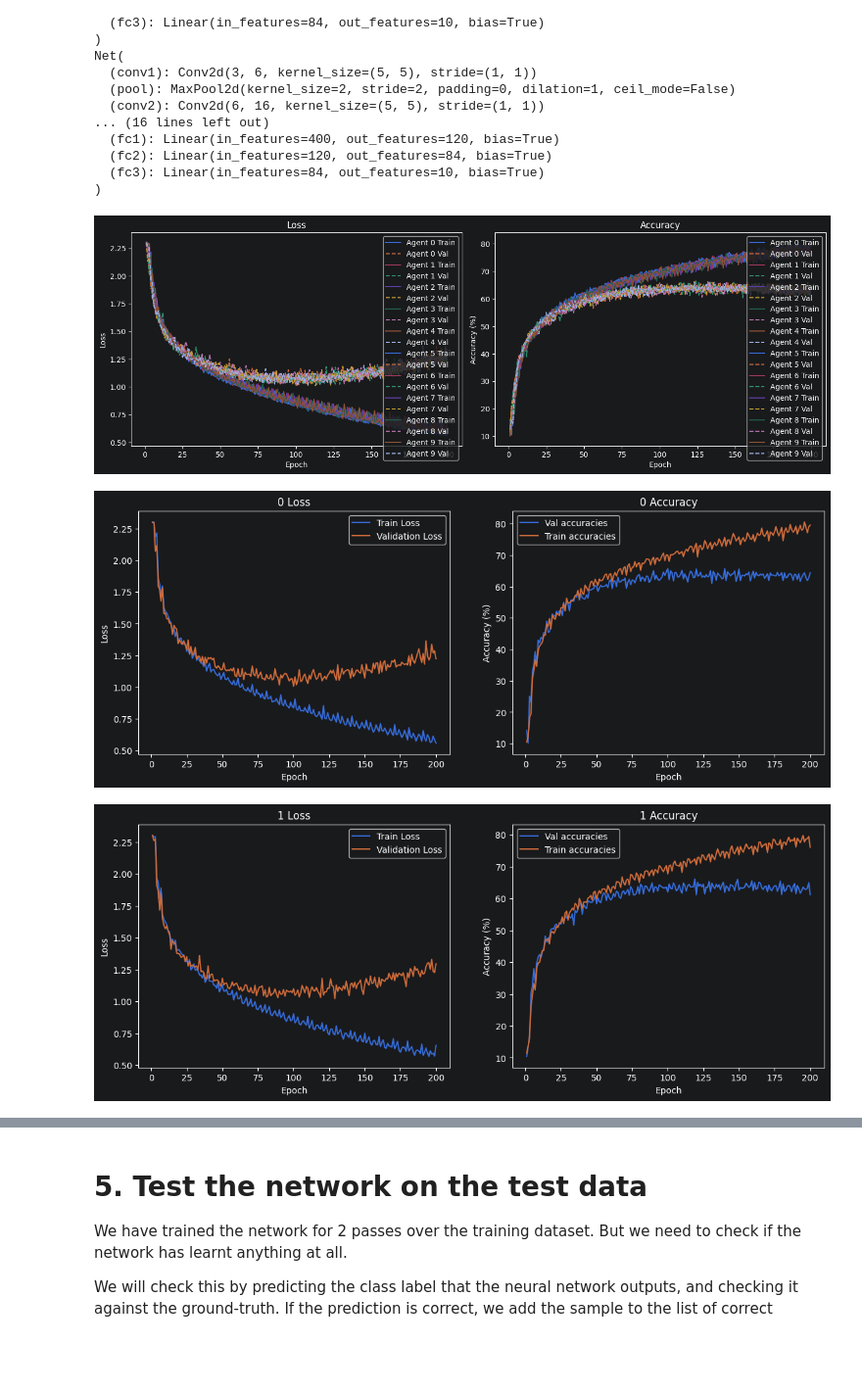
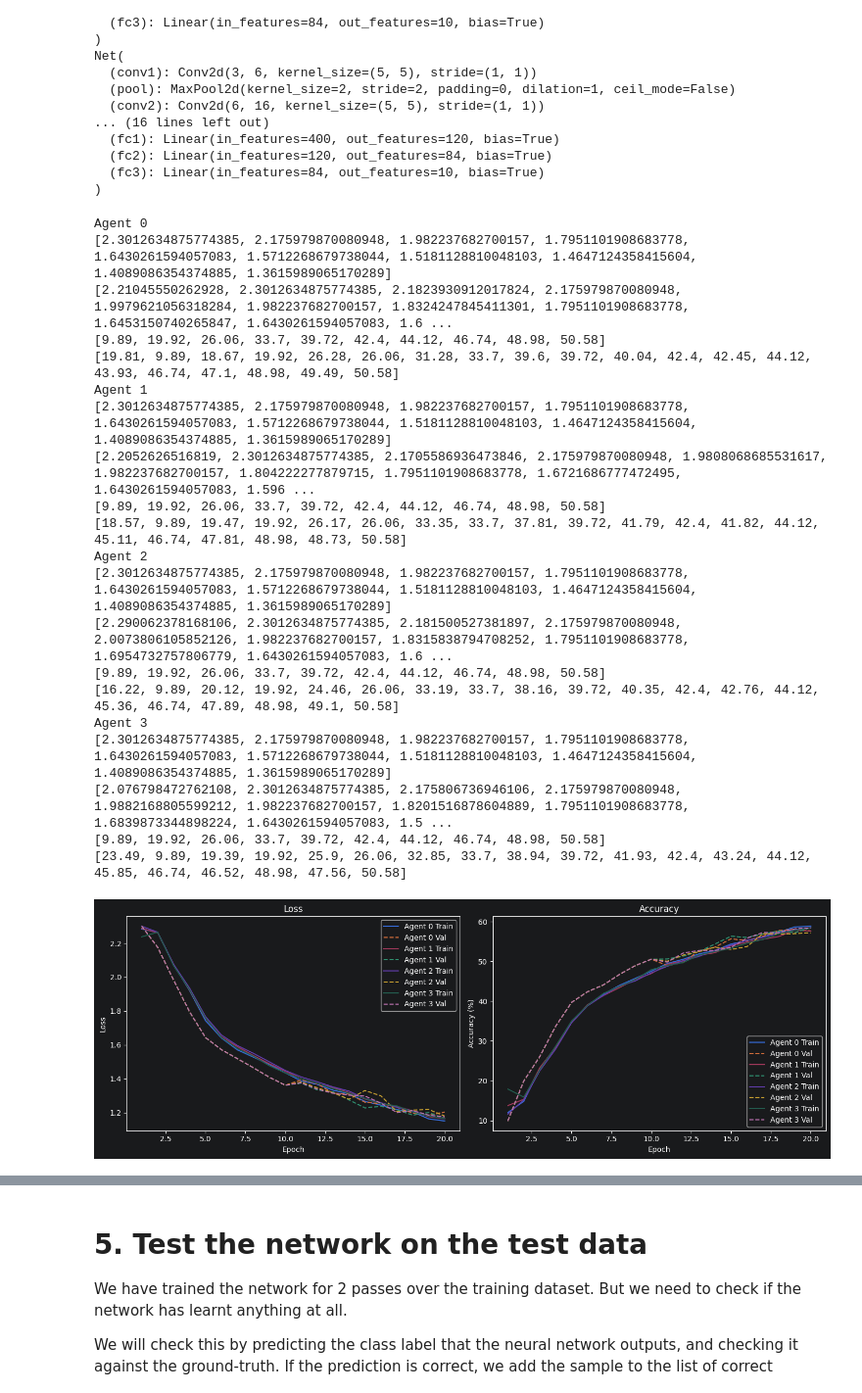
Before and after one commit to R-Florent/IA_A_-_Z, a Jupyter notebook: CNN/CNN_Federated.ipynb, the cells around one changed output, grey strips where cells are left out. Shown at 98% size. Saved outputs shown, nothing was run; the diff lists cells and outputs as text; code cells hidden in the pictures; blank space fills up the shorter version.

```diff
--- a/CNN/CNN_Federated.ipynb
+++ b/CNN/CNN_Federated.ipynb
@@ -39,14 +37,14 @@ We will do the following steps in order:
 
 RANDOM_SEED = 123
 BATCH_SIZE = 10
-NUM_EPOCHES = 200
+NUM_EPOCHES = 10
 
 MOMENTUM = 0.9
 LEARING_RATE = 0.001
 SCALE = 0.1
 IMG_SIZE = (128, 128)
 LATENT_DIM = 10
-N_AGENT = 10
+N_AGENT = 4
 # Device configuration
 DEVICE = torch.device("cuda" if torch.cuda.is_available() else "cpu")
 # %%
@@ -184,8 +281,8 @@ for e in range(N_AGENT):
     )
     trainloaders_list.append(trainloader)
 
-    #net = Net().to(DEVICE)
-    net = AlexNet(len(classes)).to(DEVICE)
+    net = Net().to(DEVICE)
+    #net = AlexNet(len(classes)).to(DEVICE)
 
     net_list.append(net)
 
@@ -200,9 +297,15 @@ for e in range(N_AGENT):
     )
     agent_list.append(agent)
 # %%
+loss_validate_list = []
+accuracy_validate_list = []
+
 for epoch in range(NUM_EPOCHES):
 
     threads_list = []
+    val_losses = []
+    val_accuracies = []
+
     # THREADS
     for agent in agent_list:
         thread = threading.Thread(
@@ -220,9 +323,16 @@ for epoch in range(NUM_EPOCHES):
     for thread in threads_list:
         thread.join()
 
+
     # Synchronisation des poids
     synchronize_models_cycle(agent_list)
 
+    for agent in agent_list:
+        loss_validate, accuracy_validate = agent.validate()
+        agent.loss_validate_list.append(loss_validate)
+        agent.accuracy_validate_list.append(accuracy_validate)
+
+
 print("Les modèles ont fini l'entraînement")
 # %% [output]
 Agent 0 start
@@ -286,7 +422,7 @@ def plot_all_agents_metrics(agent_list):
     for agent in agent_list:
 
         train_epochs = range(1, len(agent.train_losses) + 1)
-        val_epochs = range(1, len(agent.val_losses) + 1)
+        val_epochs = range(1, len(agent.loss_validate_list) + 1)
 
         axes[0].plot(
             train_epochs,
@@ -296,7 +432,7 @@ def plot_all_agents_metrics(agent_list):
 
         axes[0].plot(
             val_epochs,
-            agent.val_losses,
+            agent.loss_validate_list,
             linestyle='--',
             label=f"Agent {agent.id} Val"
         )
@@ -310,7 +446,7 @@ def plot_all_agents_metrics(agent_list):
     for agent in agent_list:
 
         train_epochs = range(1, len(agent.train_accuracies) + 1)
-        val_epochs = range(1, len(agent.val_accuracies) + 1)
+        val_epochs = range(1, len(agent.accuracy_validate_list) + 1)
 
         axes[1].plot(
             train_epochs,
@@ -320,7 +456,7 @@ def plot_all_agents_metrics(agent_list):
 
         axes[1].plot(
             val_epochs,
-            agent.val_accuracies,
+            agent.accuracy_validate_list,
             linestyle='--',
             label=f"Agent {agent.id} Val"
         )
@@ -332,12 +468,35 @@ def plot_all_agents_metrics(agent_list):
 
     plt.tight_layout()
     plt.show()
+# %%
+for agent in agent_list:
+    print("Agent",agent.id)
+    print(agent.loss_validate_list)
+    print(agent.val_losses)
+    print(agent.accuracy_validate_list)
+    print(agent.val_accuracies)
+# %% [output]
+Agent 0
+[2.3012634875774385, 2.175979870080948, 1.982237682700157, 1.7951101908683778, 1.6430261594057083, 1.5712268679738044, 1.5181128810048103, 1.4647124358415604, 1.4089086354374885, 1.3615989065170289]
+[2.21045550262928, 2.3012634875774385, 2.1823930912017824, 2.175979870080948, 1.9979621056318284, 1.982237682700157, 1.8324247845411301, 1.7951101908683778, 1.6453150740265847, 1.6430261594057083, 1.6 ...
+[9.89, 19.92, 26.06, 33.7, 39.72, 42.4, 44.12, 46.74, 48.98, 50.58]
+[19.81, 9.89, 18.67, 19.92, 26.28, 26.06, 31.28, 33.7, 39.6, 39.72, 40.04, 42.4, 42.45, 44.12, 43.93, 46.74, 47.1, 48.98, 49.49, 50.58]
+Agent 1
+[2.3012634875774385, 2.175979870080948, 1.982237682700157, 1.7951101908683778, 1.6430261594057083, 1.5712268679738044, 1.5181128810048103, 1.4647124358415604, 1.4089086354374885, 1.3615989065170289]
+[2.2052626516819, 2.3012634875774385, 2.1705586936473846, 2.175979870080948, 1.9808068685531617, 1.982237682700157, 1.804222277879715, 1.7951101908683778, 1.6721686777472495, 1.6430261594057083, 1.596 ...
+[9.89, 19.92, 26.06, 33.7, 39.72, 42.4, 44.12, 46.74, 48.98, 50.58]
+[18.57, 9.89, 19.47, 19.92, 26.17, 26.06, 33.35, 33.7, 37.81, 39.72, 41.79, 42.4, 41.82, 44.12, 45.11, 46.74, 47.81, 48.98, 48.73, 50.58]
+Agent 2
+[2.3012634875774385, 2.175979870080948, 1.982237682700157, 1.7951101908683778, 1.6430261594057083, 1.5712268679738044, 1.5181128810048103, 1.4647124358415604, 1.4089086354374885, 1.3615989065170289]
+[2.290062378168106, 2.3012634875774385, 2.181500527381897, 2.175979870080948, 2.0073806105852126, 1.982237682700157, 1.8315838794708252, 1.7951101908683778, 1.6954732757806779, 1.6430261594057083, 1.6 ...
+[9.89, 19.92, 26.06, 33.7, 39.72, 42.4, 44.12, 46.74, 48.98, 50.58]
+[16.22, 9.89, 20.12, 19.92, 24.46, 26.06, 33.19, 33.7, 38.16, 39.72, 40.35, 42.4, 42.76, 44.12, 45.36, 46.74, 47.89, 48.98, 49.1, 50.58]
+Agent 3
+[2.3012634875774385, 2.175979870080948, 1.982237682700157, 1.7951101908683778, 1.6430261594057083, 1.5712268679738044, 1.5181128810048103, 1.4647124358415604, 1.4089086354374885, 1.3615989065170289]
+[2.076798472762108, 2.3012634875774385, 2.175806736946106, 2.175979870080948, 1.9882168805599212, 1.982237682700157, 1.8201516878604889, 1.7951101908683778, 1.6839873344898224, 1.6430261594057083, 1.5 ...
+[9.89, 19.92, 26.06, 33.7, 39.72, 42.4, 44.12, 46.74, 48.98, 50.58]
+[23.49, 9.89, 19.39, 19.92, 25.9, 26.06, 32.85, 33.7, 38.94, 39.72, 41.93, 42.4, 43.24, 44.12, 45.85, 46.74, 46.52, 48.98, 47.56, 50.58]
 # %%
 plot_all_agents_metrics(agent_list)
-
-for agent in agent_list:
-    agent.plot_metrics()
 # %% [output]
-[figure, old version]
+[figure, new version]
-[figure, removed]
-[figure, removed]
```
Also changed, not shown: parts of 13 cells of this notebook, 1 other file.
